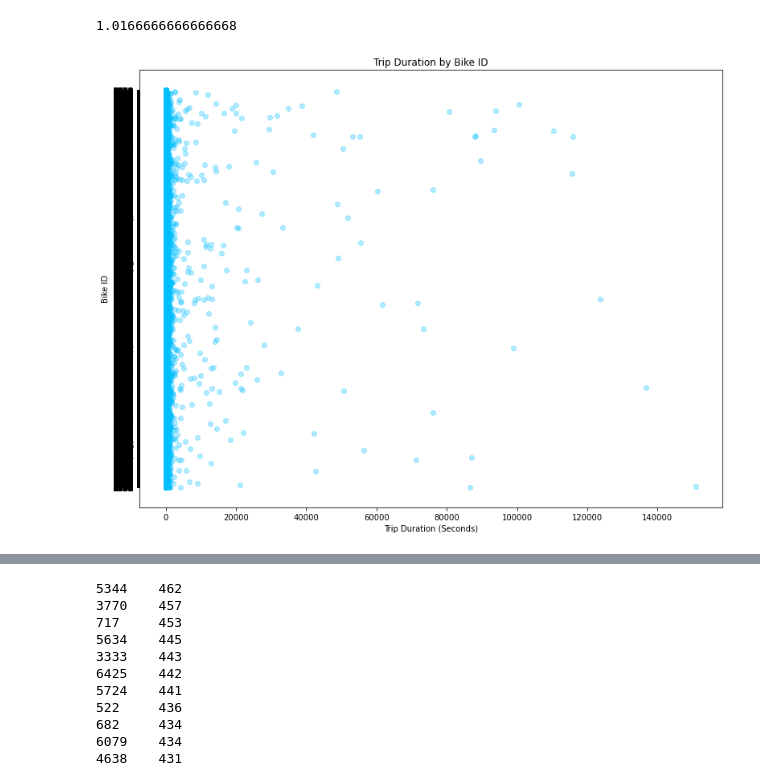
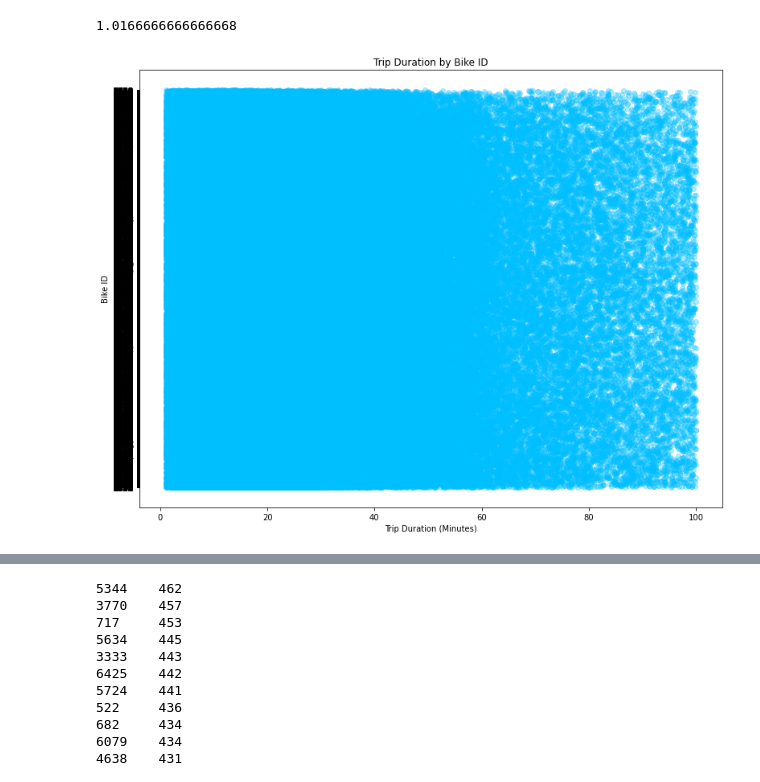
Before and after one commit to ruthhinkle/divvy-analysis, a Jupyter notebook: DIVVY_ANEHER3.ipynb, the cells around one changed output, grey strips where cells are left out. Drawn from its saved outputs; the diff is of its cells as text; code cells hidden in the pictures.

```diff
--- a/DIVVY_ANEHER3.ipynb
+++ b/DIVVY_ANEHER3.ipynb
@@ -163,10 +164,10 @@ min_duration
 1.0166666666666668
 # %%
 plt.figure(figsize=(13,10))
-plt.scatter(divvy_df['time difference'], divvy_df['bikeid'], color="deepskyblue", alpha = .3, edgecolors='deepskyblue')
+plt.scatter(abridged_duration['time difference'], abridged_duration['bikeid'], color="deepskyblue", alpha = .3, edgecolors='deepskyblue')
 plt.title("Trip Duration by Bike ID")
-plt.xlabel("Trip Duration (Seconds)")
+plt.xlabel("Trip Duration (Minutes)")
 plt.ylabel("Bike ID")
 plt.show()
 # %% [output]
-[figure, old version]
+[figure, new version]
```
Also changed, not shown: parts of 37 cells of this notebook, 1 other file.
